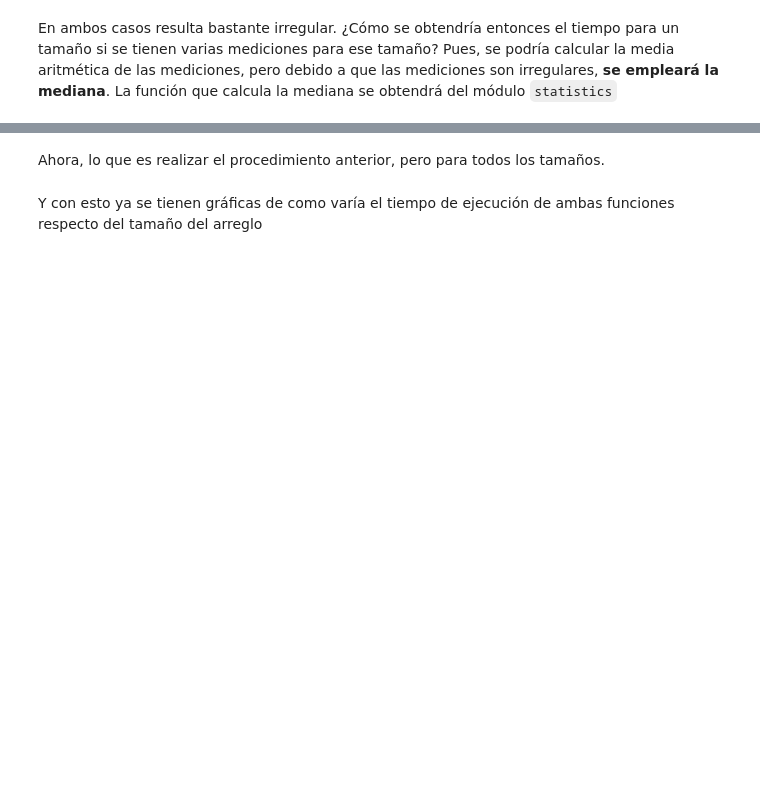
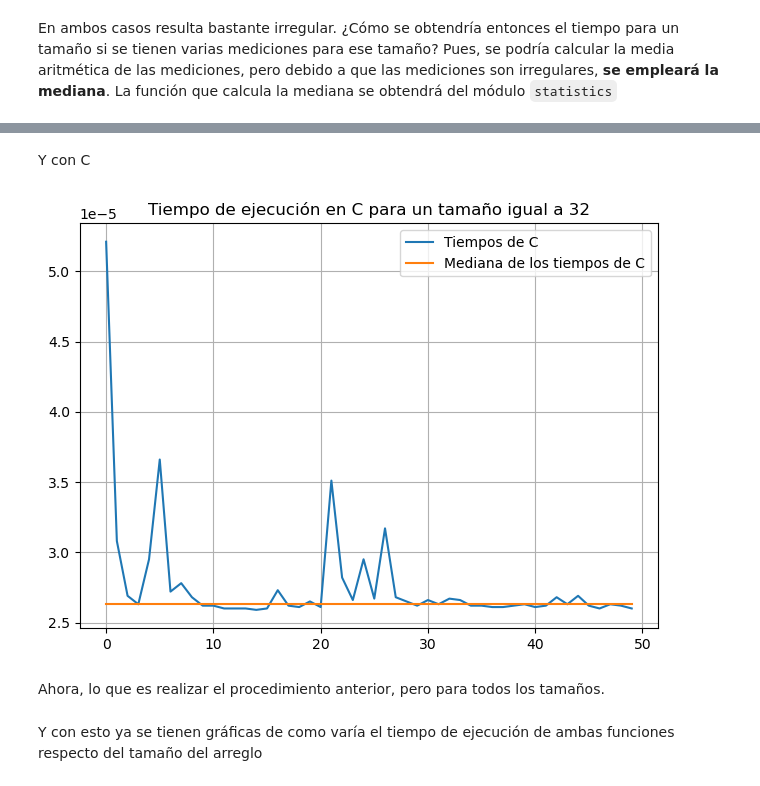
Before and after one commit to stefano-sosac/arquitectura-de-computadoras, a Jupyter notebook: ctypes_timing/python-ctypes-y-mediciones.ipynb, the cells around one changed output, grey strips where cells are left out. Saved outputs shown, nothing was run; the diff lists cells and outputs as text; code cells hidden in the pictures; blank space fills up the shorter version.

```diff
--- a/ctypes_timing/python-ctypes-y-mediciones.ipynb
+++ b/ctypes_timing/python-ctypes-y-mediciones.ipynb
@@ -358,3 +369,14 @@ import statistics
+# %% [markdown]
+Y con C
+# %%
+plt.plot(range(veces), t_c_i, label='Tiempos de C')
+plt.plot(range(veces), [statistics.median(t_c_i)]*len(t_c_i), label='Mediana de los tiempos de C')
+plt.legend()
+plt.grid(True)
+plt.title(f'Tiempo de ejecución en C para un tamaño igual a {tam}')
+plt.tight_layout()
+# %% [output]
+[figure, added]
 # %% [markdown]
 Ahora, lo que es realizar el procedimiento anterior, pero para todos los tamaños.
 # %%
```
Also changed, not shown: parts of 64 cells of this notebook.
